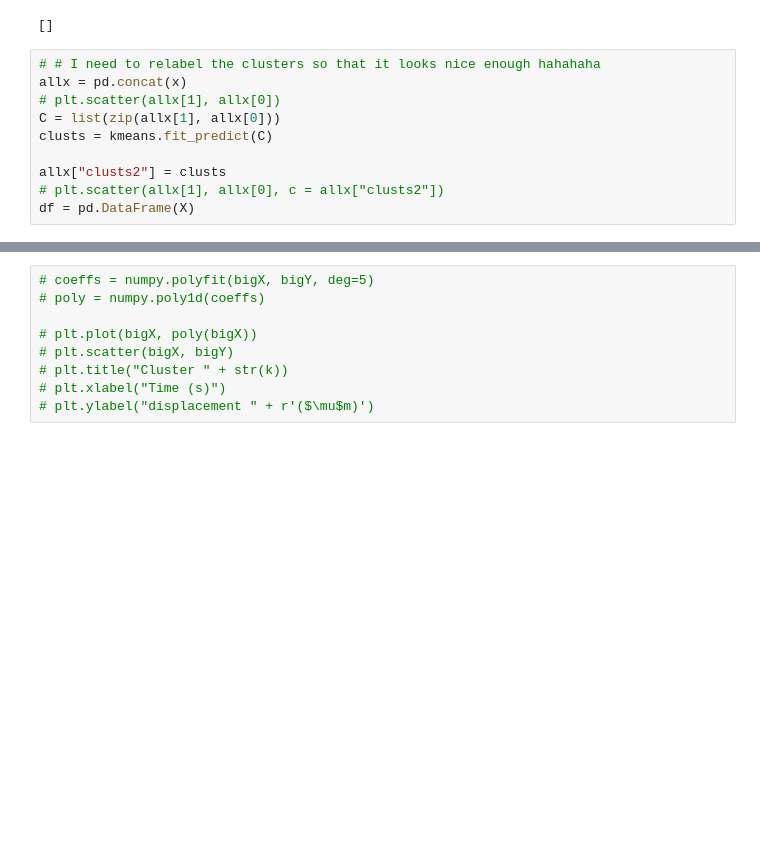
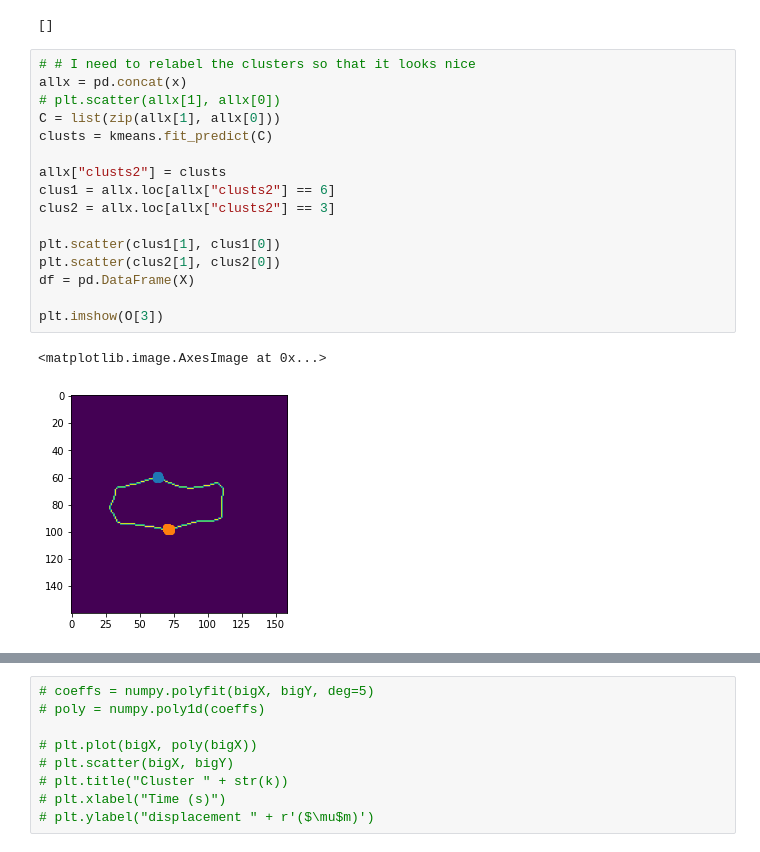
Before and after one commit to BiratalWagle/CellTensionFinal, a Jupyter notebook: Cellpose_Displacement.ipynb, the cells around one changed output, grey strips where cells are left out. Saved outputs shown, nothing was run; the diff lists cells and outputs as text; blank space fills up the shorter version.

```diff
--- a/Cellpose_Displacement.ipynb
+++ b/Cellpose_Displacement.ipynb
@@ -203,15 +206,24 @@ for i in mainVertexList:
 # %% [output]
 []
 # %%
-# # I need to relabel the clusters so that it looks nice enough hahahaha
+# # I need to relabel the clusters so that it looks nice
 allx = pd.concat(x)
 # plt.scatter(allx[1], allx[0])
 C = list(zip(allx[1], allx[0]))
 clusts = kmeans.fit_predict(C)
 
 allx["clusts2"] = clusts
-# plt.scatter(allx[1], allx[0], c = allx["clusts2"])
+clus1 = allx.loc[allx["clusts2"] == 6]
+clus2 = allx.loc[allx["clusts2"] == 3]
+
+plt.scatter(clus1[1], clus1[0])
+plt.scatter(clus2[1], clus2[0])
 df = pd.DataFrame(X)
+
+plt.imshow(O[3])
+# %% [output]
+<matplotlib.image.AxesImage at 0x...>
+[figure, added]
 # %%
 import scipy.optimize
 
```
Also changed, not shown: parts of 7 cells of this notebook, 12 other files.
